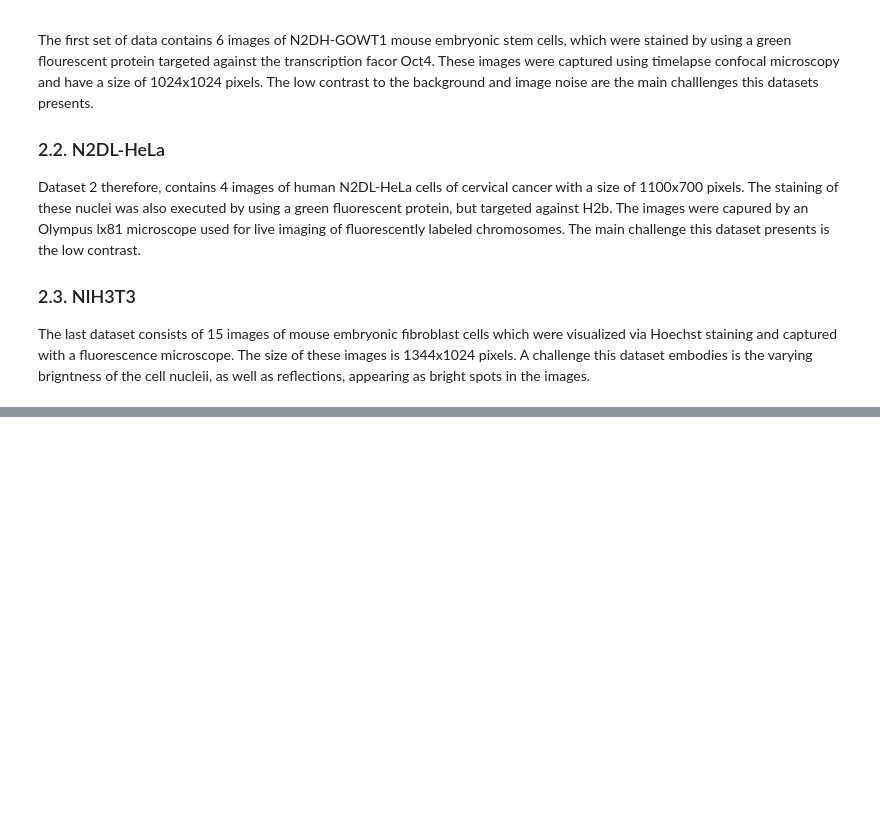
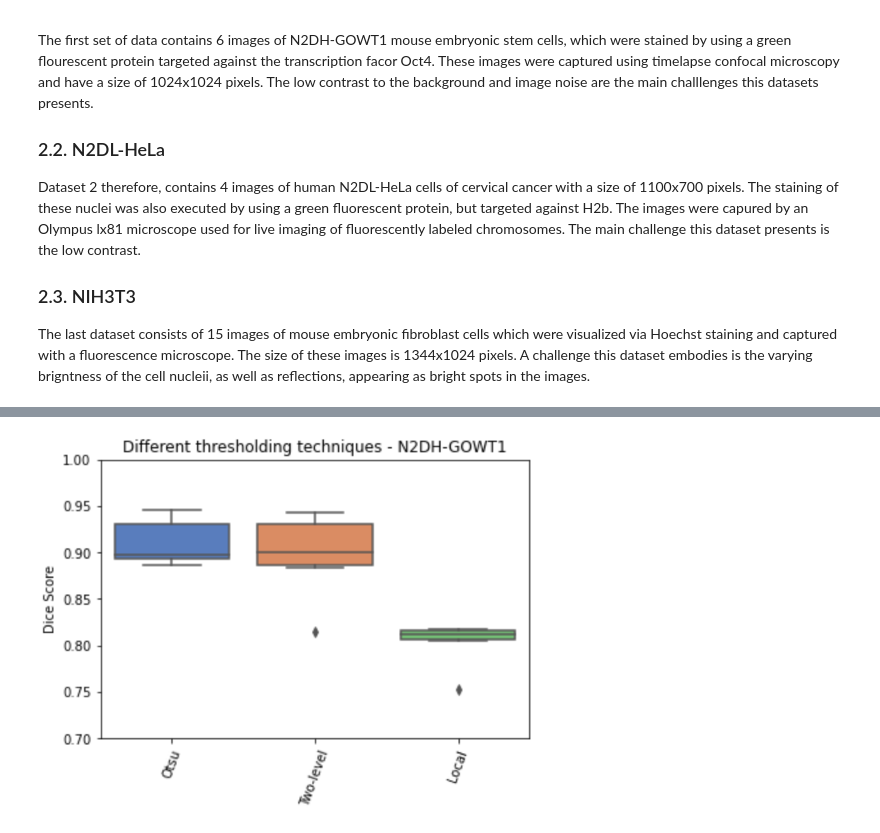
Before and after one commit to datascience-mobi-2023/topic01_team03, a Jupyter notebook: Report/AnfangReport.ipynb, the cells around one changed output, grey strips where cells are left out. Cells and saved outputs as stored; diff of their text form; code cells hidden in the pictures; blank space fills up the shorter version.

```diff
--- a/Report/AnfangReport.ipynb
+++ b/Report/AnfangReport.ipynb
@@ -100,0 +113,6 @@ xxxxx
+# %%
+# Figure x: Visualisation of the results achieved through different thresholding techniques applied to N2DH-GOWT1
+from IPython.display import Image
+Image('../Plots/BilderPlots/N2DH-GOWT1/N2DH-GOWT1_thresholding_plot.png',  width=500, height=300)
+# %% [output]
+[figure, added]
```
Also changed, not shown: parts of 6 cells of this notebook.
